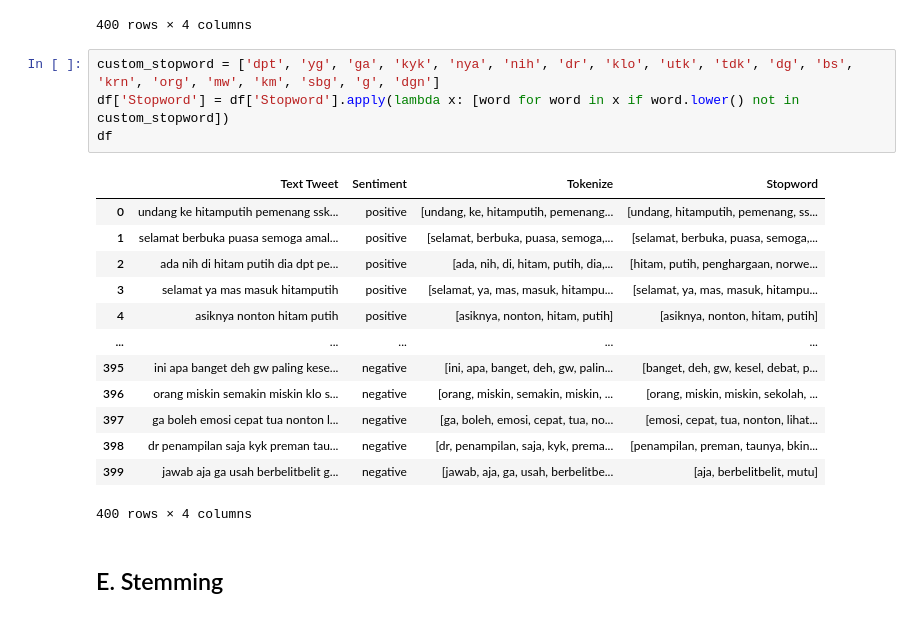
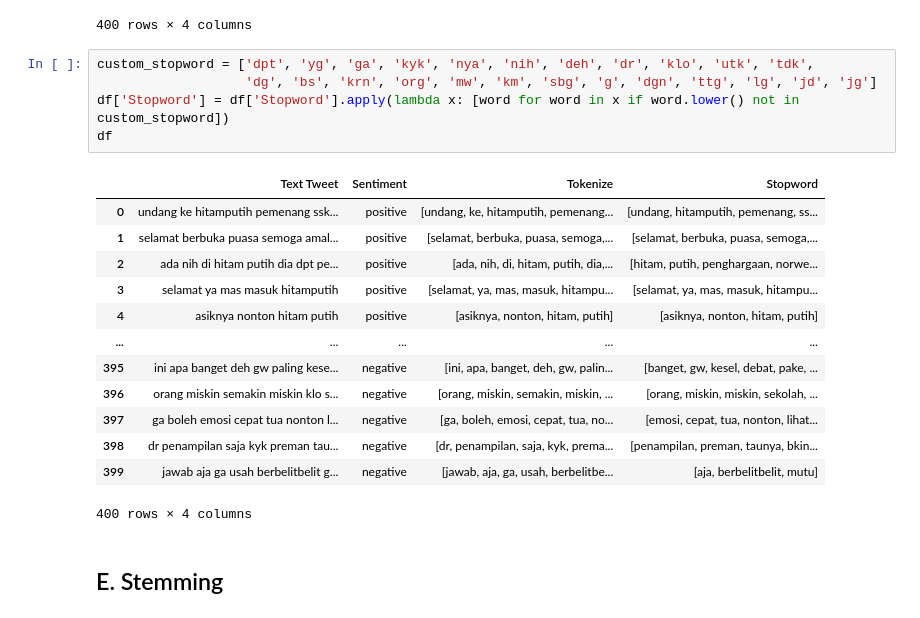
Before and after one commit to firarru/Text-Mining, a Jupyter notebook: Tugas_3_Kelompok_4_Text_Mining.ipynb, the cells around one changed output. Saved outputs shown, nothing was run; the diff lists cells and outputs as text.

```diff
--- a/Tugas_3_Kelompok_4_Text_Mining.ipynb
+++ b/Tugas_3_Kelompok_4_Text_Mining.ipynb
@@ -207,18 +202,19 @@ df
 | 399 | jawab aja ga usah berbelitbelit g... | negative | [jawab, aja, ga, usah, berbelitbe... | [aja, ga, berbelitbelit, ga, ga, ... |
 400 rows × 4 columns
 # %%
-custom_stopword = ['dpt', 'yg', 'ga', 'kyk', 'nya', 'nih', 'dr', 'klo', 'utk', 'tdk', 'dg', 'bs', 'krn', 'org', 'mw', 'km', 'sbg', 'g', 'dgn']
+custom_stopword = ['dpt', 'yg', 'ga', 'kyk', 'nya', 'nih', 'deh', 'dr', 'klo', 'utk', 'tdk',
+                   'dg', 'bs', 'krn', 'org', 'mw', 'km', 'sbg', 'g', 'dgn', 'ttg', 'lg', 'jd', 'jg']
 df['Stopword'] = df['Stopword'].apply(lambda x: [word for word in x if word.lower() not in custom_stopword])
 df
 # %% [output]
 |  | Text Tweet | Sentiment | Tokenize | Stopword |
 | 0 | undang ke hitamputih pemenang ssk... | positive | [undang, ke, hitamputih, pemenang... | [undang, hitamputih, pemenang, ss... |
 | 1 | selamat berbuka puasa semoga amal... | positive | [selamat, berbuka, puasa, semoga,... | [selamat, berbuka, puasa, semoga,... |
 | 2 | ada nih di hitam putih dia dpt pe... | positive | [ada, nih, di, hitam, putih, dia,... | [hitam, putih, penghargaan, norwe... |
 | 3 | selamat ya mas masuk hitamputih | positive | [selamat, ya, mas, masuk, hitampu... | [selamat, ya, mas, masuk, hitampu... |
 | 4 | asiknya nonton hitam putih | positive | [asiknya, nonton, hitam, putih] | [asiknya, nonton, hitam, putih] |
 | ... | ... | ... | ... | ... |
-| 395 | ini apa banget deh gw paling kese... | negative | [ini, apa, banget, deh, gw, palin... | [banget, deh, gw, kesel, debat, p... |
+| 395 | ini apa banget deh gw paling kese... | negative | [ini, apa, banget, deh, gw, palin... | [banget, gw, kesel, debat, pake, ... |
 | 396 | orang miskin semakin miskin klo s... | negative | [orang, miskin, semakin, miskin, ... | [orang, miskin, miskin, sekolah, ... |
 | 397 | ga boleh emosi cepat tua nonton l... | negative | [ga, boleh, emosi, cepat, tua, no... | [emosi, cepat, tua, nonton, lihat... |
 | 398 | dr penampilan saja kyk preman tau... | negative | [dr, penampilan, saja, kyk, prema... | [penampilan, preman, taunya, bkin... |
```
Also changed, not shown: parts of 12 cells of this notebook.
